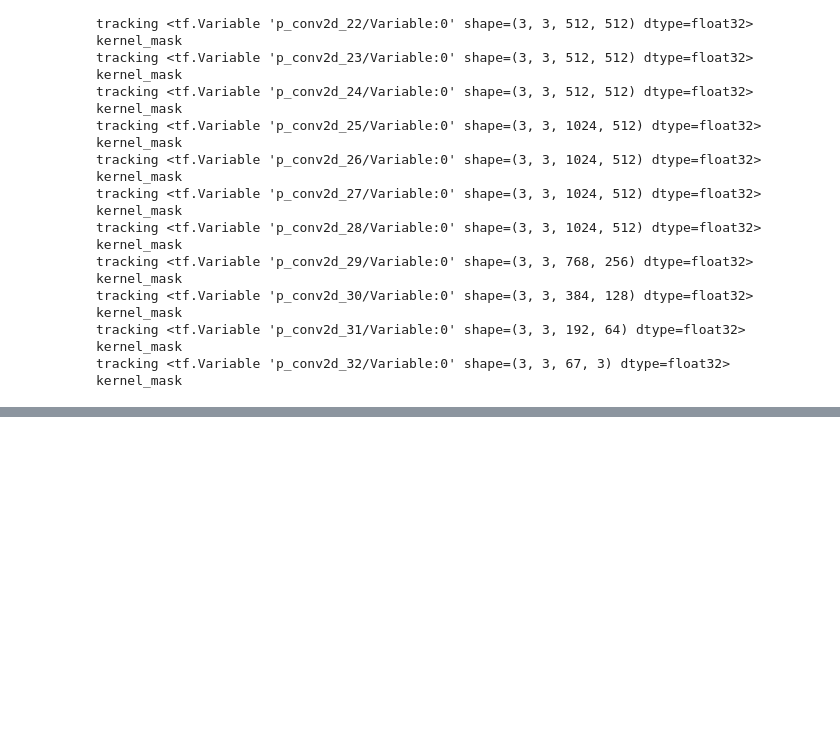
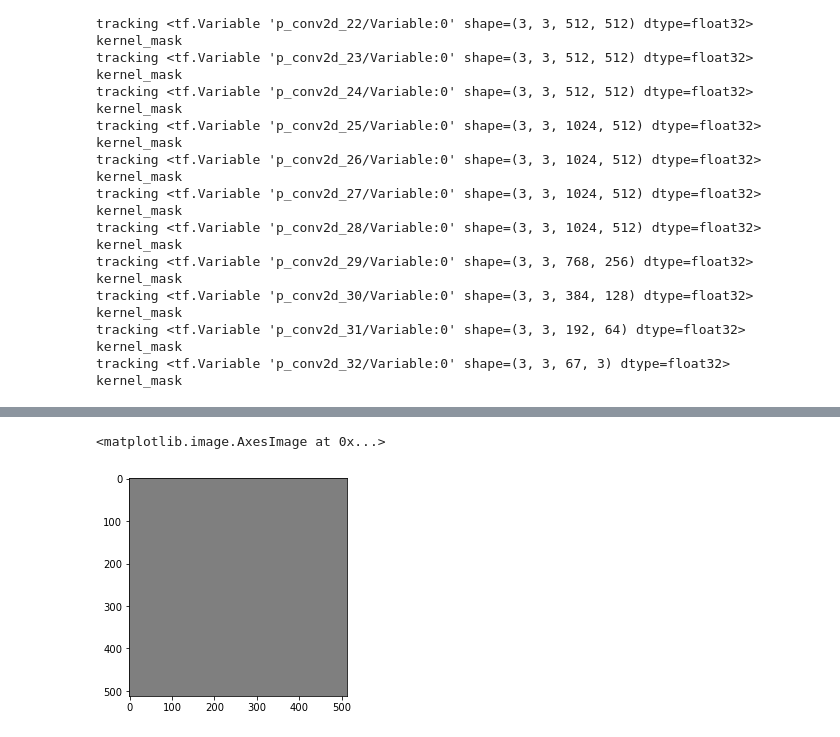
Before and after one commit to RahulS247/Hotel_Recognition-kaggle_challenge, a Jupyter notebook: maskGAN.ipynb, the cells around one changed output, grey strips where cells are left out. Drawn from its saved outputs; the diff is of its cells as text; code cells hidden in the pictures; blank space fills up the shorter version.

Commit message:
model implementation

```diff
--- a/maskGAN.ipynb
+++ b/maskGAN.ipynb
@@ -331,0 +354,2 @@ UnboundLocalError: local variable 'mask' referenced before assignment
+# %%
+ model, inputs_mask = build_pconv_unet()
@@ -331,0 +481,2 @@ UnboundLocalError: local variable 'mask' referenced before assignment
+# %%
+model.fit(x= [masked_imgq,maskq],y =imgq, batch_size=len(imgq), epochs=10)
@@ -331,0 +505,8 @@ UnboundLocalError: local variable 'mask' referenced before assignment
+# %%
+result = model.predict( [np.expand_dims(masked_img,0),
+                        np.expand_dims(mask,0)])
+# %%
+plt.imshow(result[0][:,:,:3])
+# %% [output]
+<matplotlib.image.AxesImage at 0x...>
+[figure, added]
```
Also changed, not shown: parts of 19 cells of this notebook.
